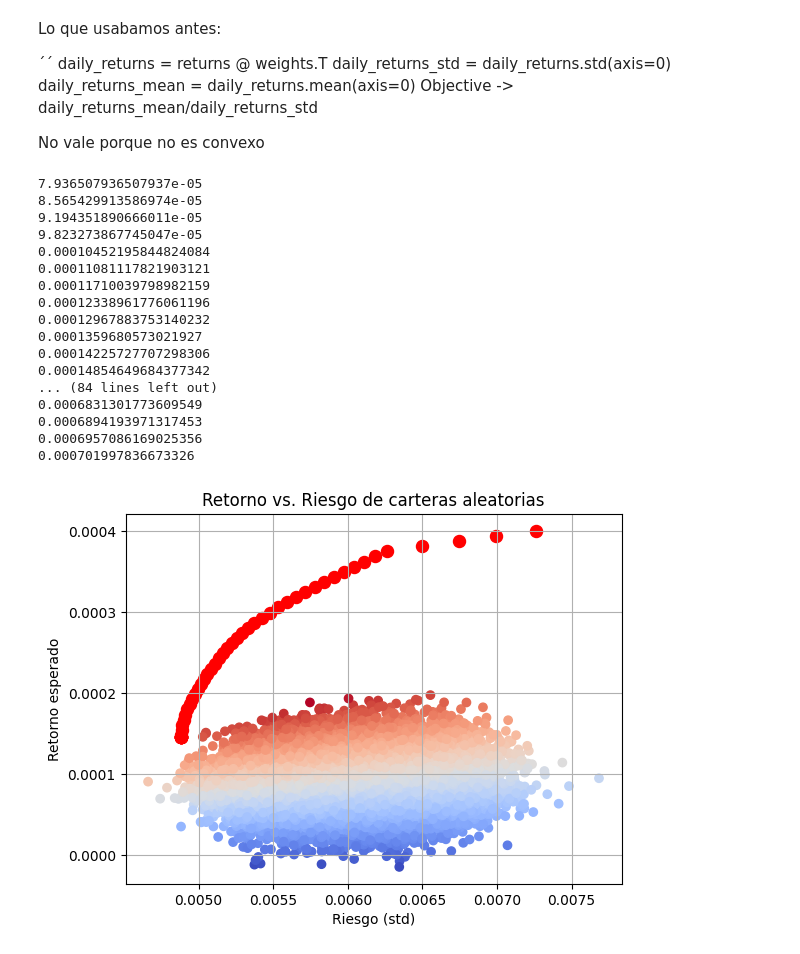
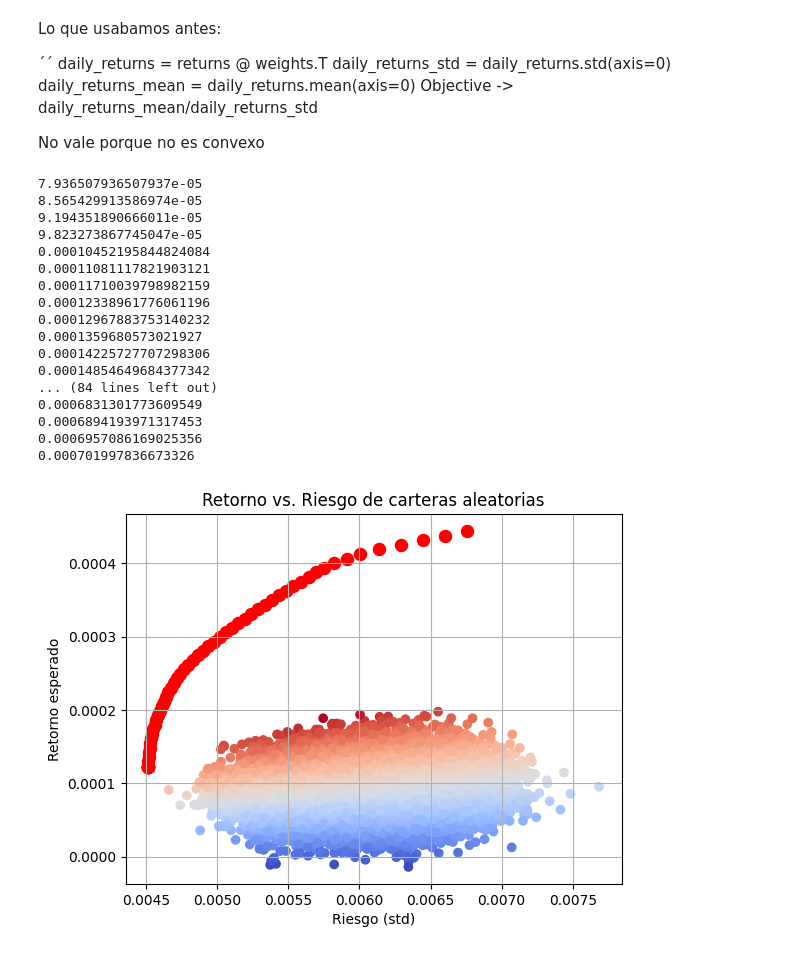
Before and after one commit to Juanjod54/MIAX_TB2.4, a Jupyter notebook: gestion_carteras.ipynb, the cells around one changed output. Cells and saved outputs as stored; diff of their text form; code cells hidden in the pictures.

```diff
--- a/gestion_carteras.ipynb
+++ b/gestion_carteras.ipynb
@@ -148,7 +148,7 @@ portfolio_variance = cp.quad_form(best_weights[:-1], returns_cov.values)
 
 constraints = [
     cp.sum(best_weights) == 1, # Todo el capital debe estar invertido
-    best_weights[:-1] <= 2.5/n_assets, # forzar diversificacion
+    best_weights[:-1] <= 4/n_assets, # forzar diversificacion
     best_weights[-1] <= 0.1, # El activo de renta fija debe pesar como mucho un 10%
     best_weights >= 0, # No se permiten posiciones cortas
     best_weights[drop_indexes] == 0, # Evitamos dar peso a los activos muy relacionados o con curtosis alta
@@ -169,34 +169,34 @@ for r in np.linspace(fixed_income_return, returns_means.max(), 100):
         sharpe_ratio = (ret - fixed_income_return) / vol if vol > 0 else 0
         row = np.concatenate([[ret], [vol], [sharpe_ratio], best_weights.value])
         results.append(row)
 
 columns = ["return", "volatility", "sharpe"] + [f"asset{i}" for i in range(n_assets - 1)] + ["Renta Fija"]
 portfolio_results = pd.DataFrame(results, columns=columns)
 portfolio_results = portfolio_results.sort_values(by="sharpe", ascending=False)
 
 best_sharpe = portfolio_results.iloc[0]
 best_sharpe_weights = best_sharpe[3:]
 
 plot_sharpe(returns, mask, frontier=portfolio_results[['return', 'volatility']])
 # %% [output]
 7.936507936507937e-05
 8.565429913586974e-05
 9.194351890666011e-05
 9.823273867745047e-05
 0.00010452195844824084
 0.00011081117821903121
 0.00011710039798982159
 0.00012338961776061196
 0.00012967883753140232
 0.0001359680573021927
 0.00014225727707298306
 0.00014854649684377342
 ... (84 lines left out)
 0.0006831301773609549
 0.0006894193971317453
 0.0006957086169025356
 0.000701997836673326
-[figure, old version]
+[figure, new version]
 # %%
 portfolio_results
 # %% [output]
```
Also changed, not shown: parts of 4 cells of this notebook, 1 other file.
